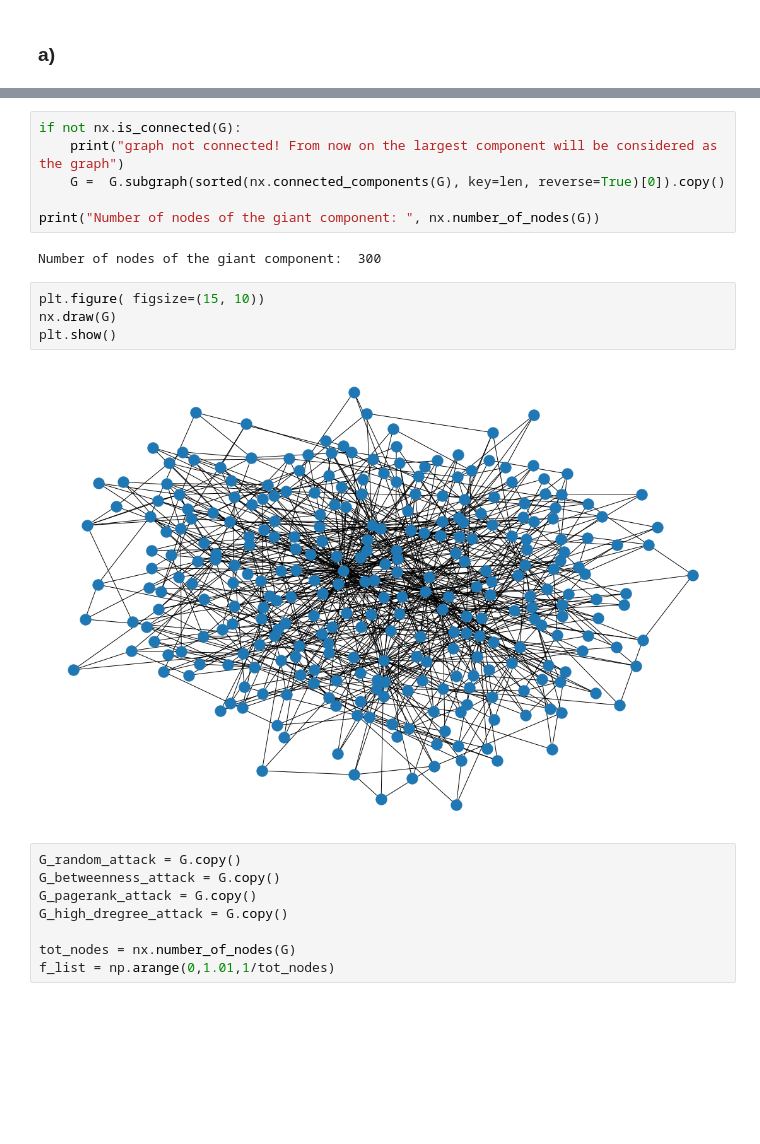
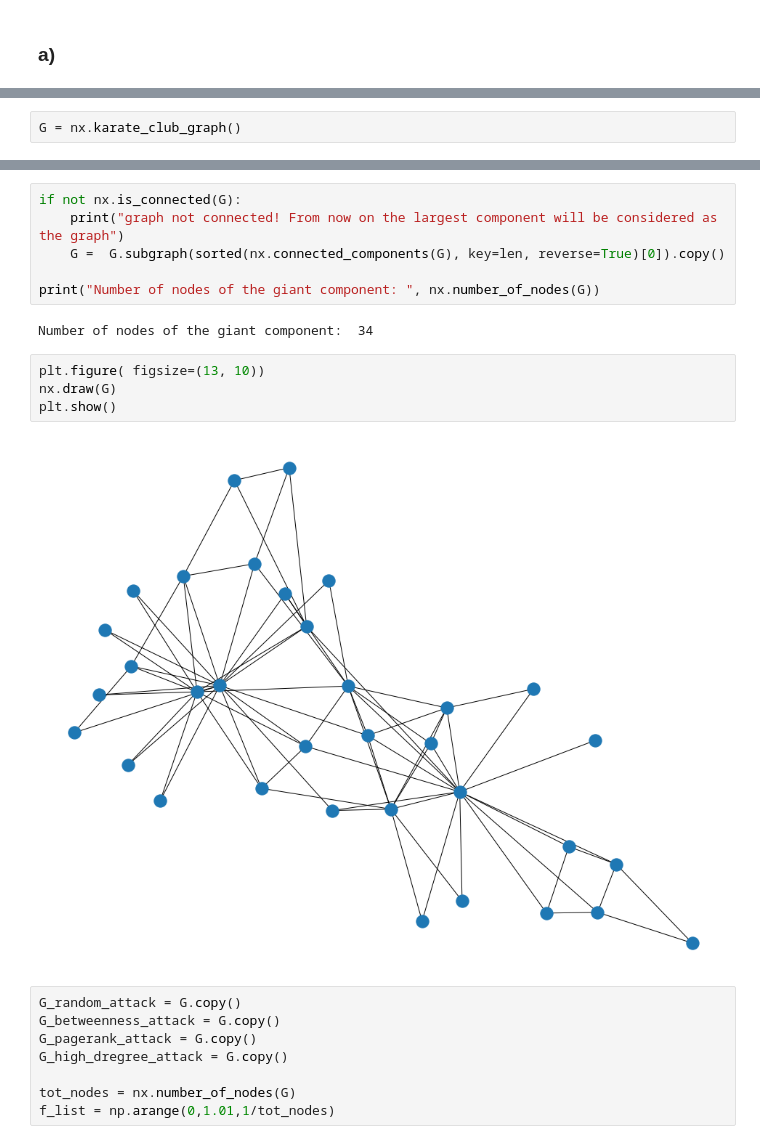
Before and after one commit to LazyRacc00n/NetworkAnalysis_2Assignment, a Jupyter notebook: Code.ipynb, the cells around one changed output, grey strips where cells are left out. Cells and saved outputs as stored; diff of their text form; blank space fills up the shorter version.

```diff
--- a/Code.ipynb
+++ b/Code.ipynb
@@ -12,3 +10,5 @@ G = nx.powerlaw_cluster_graph(300, 3, 0.3, seed=25)
+# %%
+G = nx.karate_club_graph()
 # %%
 # number of nodes
 N = nx.number_of_nodes(G)
@@ -42,13 +42,13 @@ if not nx.is_connected(G):
 
 print("Number of nodes of the giant component: ", nx.number_of_nodes(G))
 # %% [output]
-Number of nodes of the giant component:  300
+Number of nodes of the giant component:  34
 # %%
-plt.figure( figsize=(15, 10))
+plt.figure( figsize=(13, 10))
 nx.draw(G)
 plt.show()
 # %% [output]
-[figure, old version]
+[figure, new version]
 # %%
 G_random_attack = G.copy()
 G_betweenness_attack = G.copy()
```
Also changed, not shown: parts of 8 cells of this notebook.
